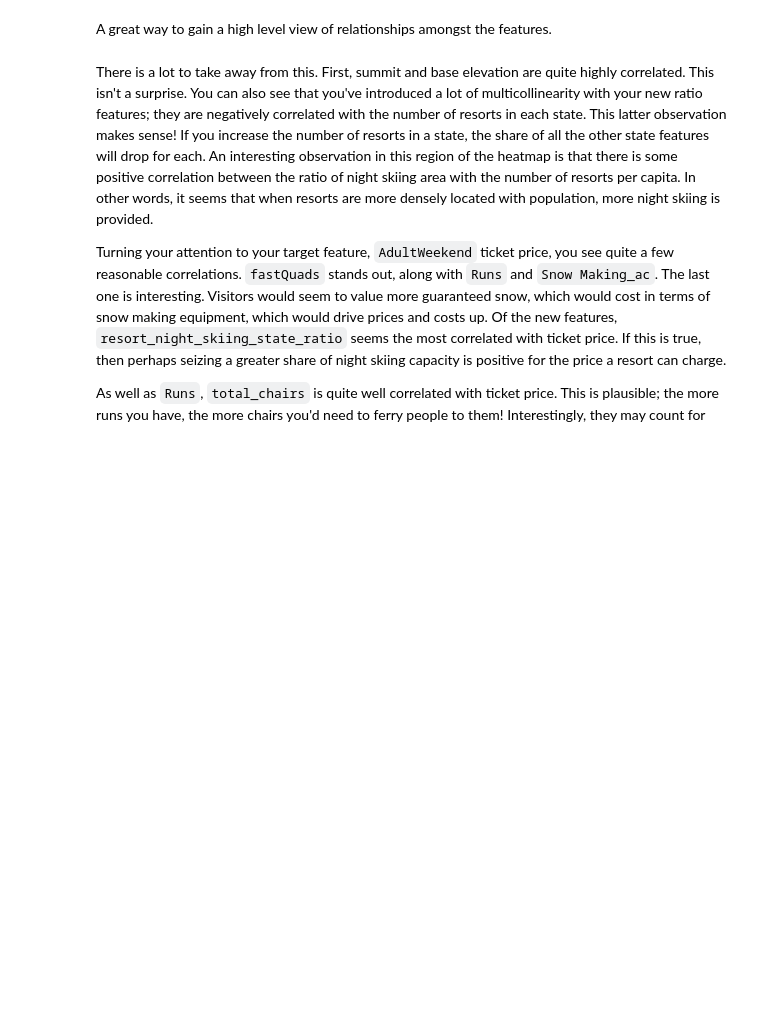
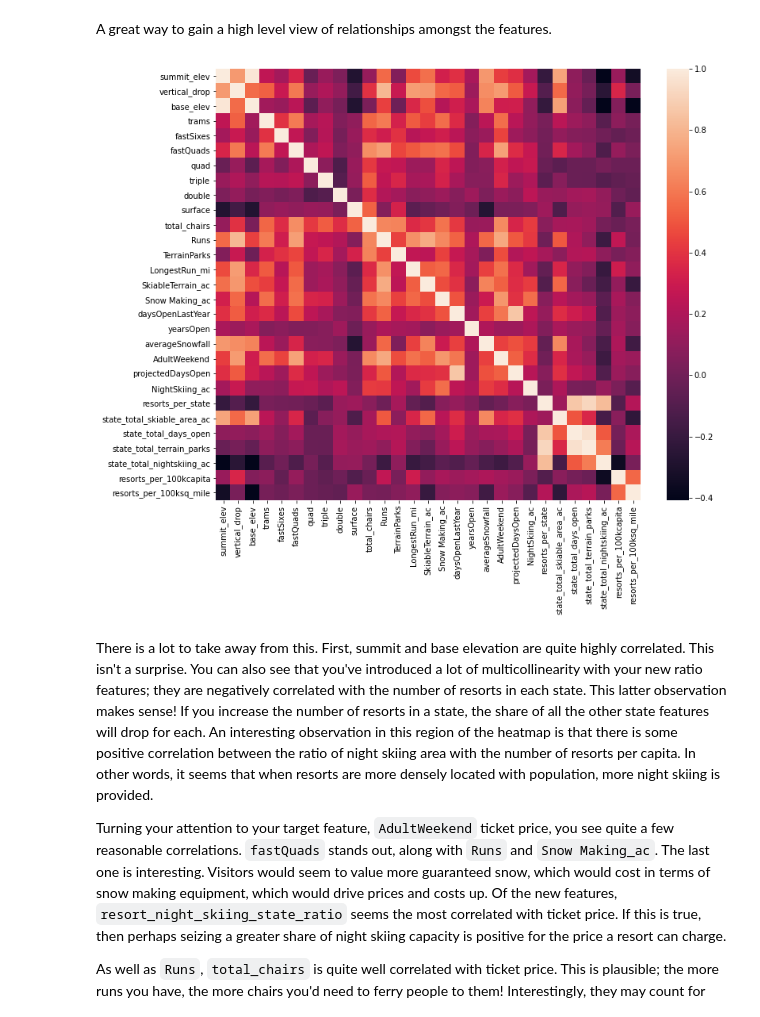
Before and after one commit to Me4ta/DataScienceGuidedCapstone, a Jupyter notebook: Notebooks/03_exploratory_data_analysis.ipynb, the cells around one changed output. Cells and saved outputs as stored; diff of their text form; code cells hidden in the pictures; blank space fills up the shorter version.

```diff
--- a/Notebooks/03_exploratory_data_analysis.ipynb
+++ b/Notebooks/03_exploratory_data_analysis.ipynb
@@ -757,9 +756,11 @@ A great way to gain a high level view of relationships amongst the features.
 # %%
 #Code task 12#
 #Show a seaborn heatmap of correlations in ski_data
 #Hint: call pandas' `corr()` method on `ski_data` and pass that into `sns.heatmap`
 plt.subplots(figsize=(12,10))
-sns.___(ski_data.___);
+sns.heatmap(ski_data.corr());
+# %% [output]
+[figure, added]
 # %% [markdown]
 There is a lot to take away from this. First, summit and base elevation are quite highly correlated. This isn't a surprise. You can also see that you've introduced a lot of multicollinearity with your new ratio features; they are negatively correlated with the number of resorts in each state. This latter observation makes sense! If you increase the number of resorts in a state, the share of all the other state features will drop for each. An interesting observation in this region of the heatmap is that there is some positive correlation between the ratio of night skiing area with the number of resorts per capita. In other words, it seems that when resorts are more densely located with population, more night skiing is provided.
 
```
Also changed, not shown: parts of 9 cells of this notebook.
